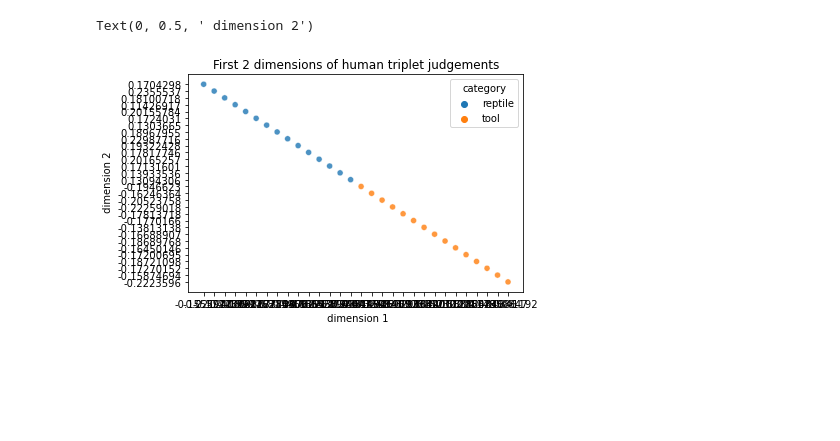
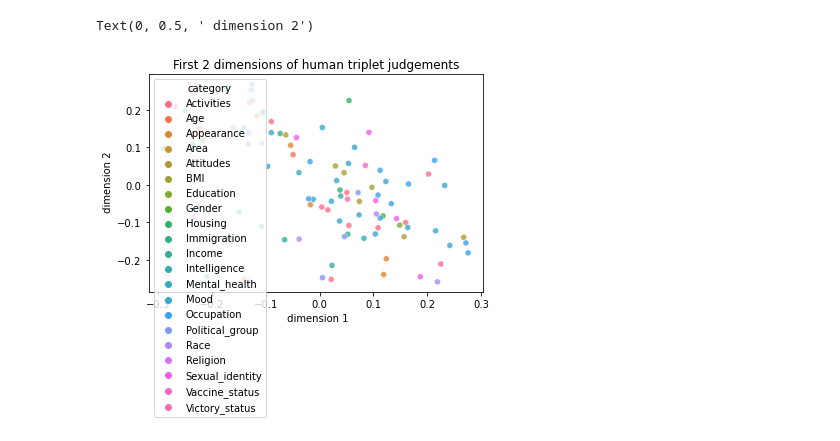
Before and after one commit to siddsuresh97/conceptual_representations_gpt, a Jupyter notebook: src/nb/triplet_cleaning.ipynb, the cells around one changed output. Cells and saved outputs as stored; diff of their text form; code cells hidden in the pictures; blank space fills up the shorter version.

```diff
--- a/src/nb/triplet_cleaning.ipynb
+++ b/src/nb/triplet_cleaning.ipynb
@@ -278,0 +474,16 @@ plt.show()
+# %%
+X_train=responses_clean[responses_clean.sampler=='Random']
+X_test=responses_clean[responses_clean.sampler=='Validation']
+
+X_train = X_train[['head','winner','loser']].to_numpy()
+X_test = X_test[['head','winner','loser']].to_numpy()
+# %%
+n = X_train.max()+1 ## number of items
+d=3 ### dimensionality we're embedding into
+fit_online=True
+# %%
+if fit_online:
+    model = OfflineEmbedding(n=n, d=d, max_epochs=8000,verbose=100)
+    model.fit(X_train, X_test)
+    with open('../../results/social_concepts/social_concepts_human_embeds.pkl', 'wb') as f:
+        pickle.dump(model, f)
@@ -279,15 +509,23 @@ plt.show()
+# %%
+human_embeddings_df = pd.DataFrame(np.hstack((np.array(list(concept_to_int_dict.keys())).reshape(102,1),model.embedding_)))
+human_embeddings_df.columns = ['concept','embed_1','embed_2','embed_3']
+human_embeddings_df[['embed_1','embed_2','embed_3']]= human_embeddings_df[['embed_1','embed_2','embed_3']].astype('float64')
 # %%
+human_embeddings_df['category'] = human_embeddings_df.apply(lambda x: concept_to_category[x['concept']],axis=1)
+human_embeddings_df = human_embeddings_df.sort_values(by = ['category','concept']).reset_index(drop=True)
+
+
 import seaborn as sns
 sns.scatterplot(
-            x="embed_1", y="embed_2",
+            x="embed_2", y="embed_3",
             hue="category",
             #palette=sns.color_palette(pca_pal),
             data=human_embeddings_df,
             legend="full",
             alpha=0.8
         ).set_title(f'First 2 dimensions of human triplet judgements')
 plt.xlabel(' dimension 1')
 plt.ylabel(' dimension 2')
 # %% [output]
 Text(0, 0.5, ' dimension 2')
-[figure, old version]
+[figure, new version]
```
Also changed, not shown: parts of 61 cells of this notebook, 16 other files.
